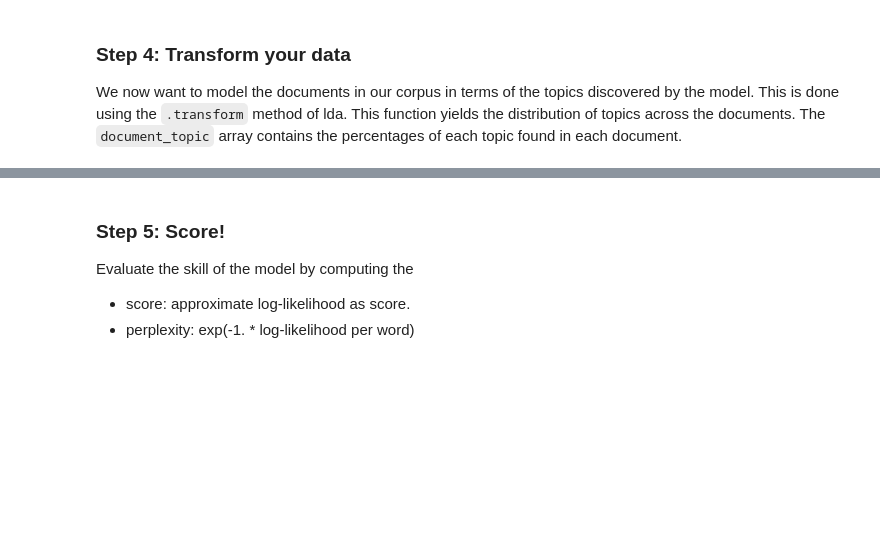
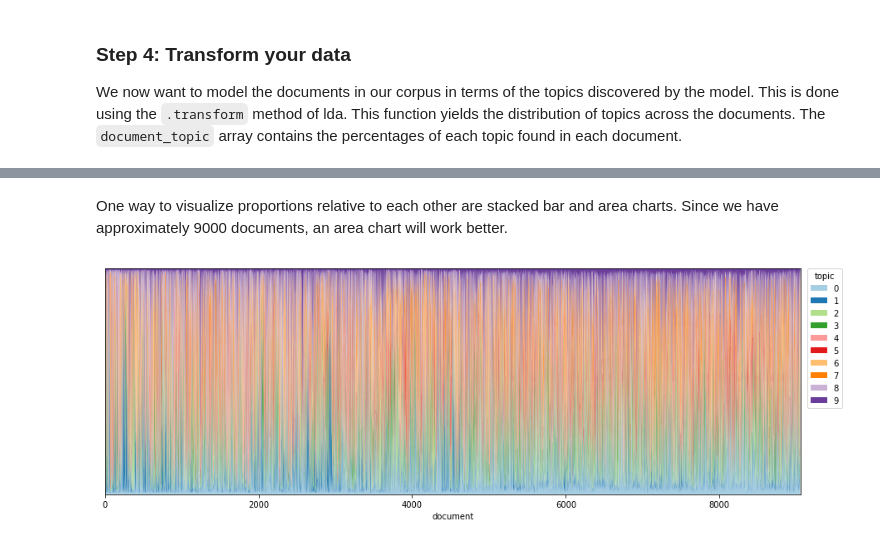
Before and after one commit to rachelrakov/Intro_to_Machine_Learning, a Jupyter notebook: intro_to_unsupervised_ml_with_python.ipynb, the cells around one changed output, grey strips where cells are left out. Cells and saved outputs as stored; diff of their text form; code cells hidden in the pictures; blank space fills up the shorter version.

```diff
--- a/intro_to_unsupervised_ml_with_python.ipynb
+++ b/intro_to_unsupervised_ml_with_python.ipynb
@@ -130,14 +127,0 @@ A good way to visualize this would be as a stacked barplot, but that doesn't wor
-# %%
-import numpy as np
-scale = 2000
-topics = np.arange(10)
-num_docs = document_topic.shape[0]
-approx_share = np.round((document_topic*scale)).astype(int)
-# sum across the columns to get count near 100, find largest count
-pseudoscale = approx_share.sum(axis=1).max()
-# create empty array with missing values where there are no labels
-prop_mat = np.ones((num_docs, pseudoscale))*np.nan
-# enumerate yeilds (index in list, element in list)
-for i, aps in enumerate(approx_share):
-    shares = np.repeat(topics, aps)
-    prop_mat[i, :shares.shape[0]] = shares
@@ -194,5 +128,22 @@ dtmat.shape
-# %% [markdown]
-### Step 5: Score!
-Evaluate the skill of the model by computing the
-* score: approximate log-likelihood as score.
-* perplexity: exp(-1. * log-likelihood per word)
+# %% [markdown]
+One way to visualize proportions relative to each other are stacked bar and area charts. Since we have approximately 9000 documents, an area chart will work better.
+# %%
+%matplotlib inline
+import matplotlib.pyplot as plt
+from cycler import cycler
+
+# use http://colorbrewer2.org to grab colors
+colors = ['#a6cee3','#1f78b4','#b2df8a','#33a02c','#fb9a99',
+          '#e31a1c','#fdbf6f','#ff7f00','#cab2d6','#6a3d9a']
+
+topics = np.arange(10)
+fig, ax = plt.subplots(figsize=(15,5))
+_ = ax.stackplot(range(num_docs), document_topic.T, labels=topics, colors=colors)
+_ = ax.set_xlim(0, num_docs)
+_ = ax.set_ylim(0,1)
+_ = ax.set_yticks([])
+_ = ax.set_xlabel("document")
+_ = ax.legend(title="topic", bbox_to_anchor=(1.06, 1), borderaxespad=0)
+fig.savefig("images/doc_topic.png", bbox_inches = 'tight', pad_inches = 0)
+# %% [output]
+[figure, added]
```
Also changed, not shown: parts of 16 cells of this notebook, 3 other files.
